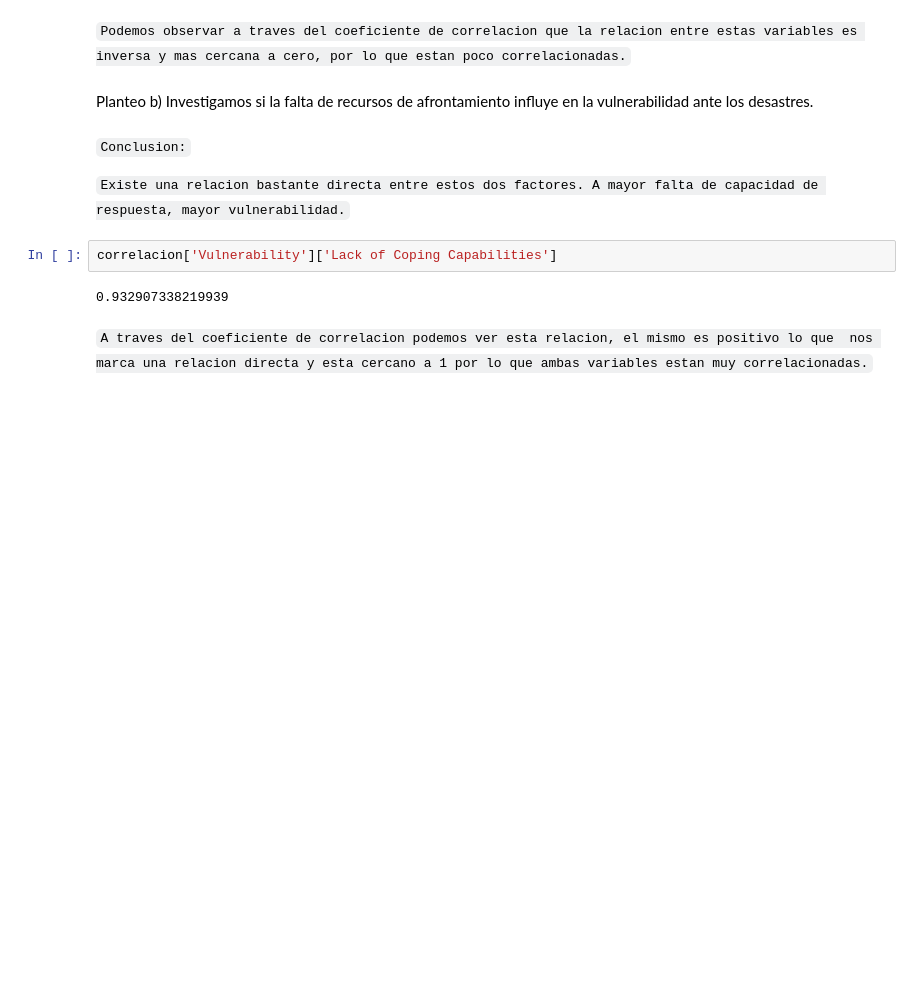
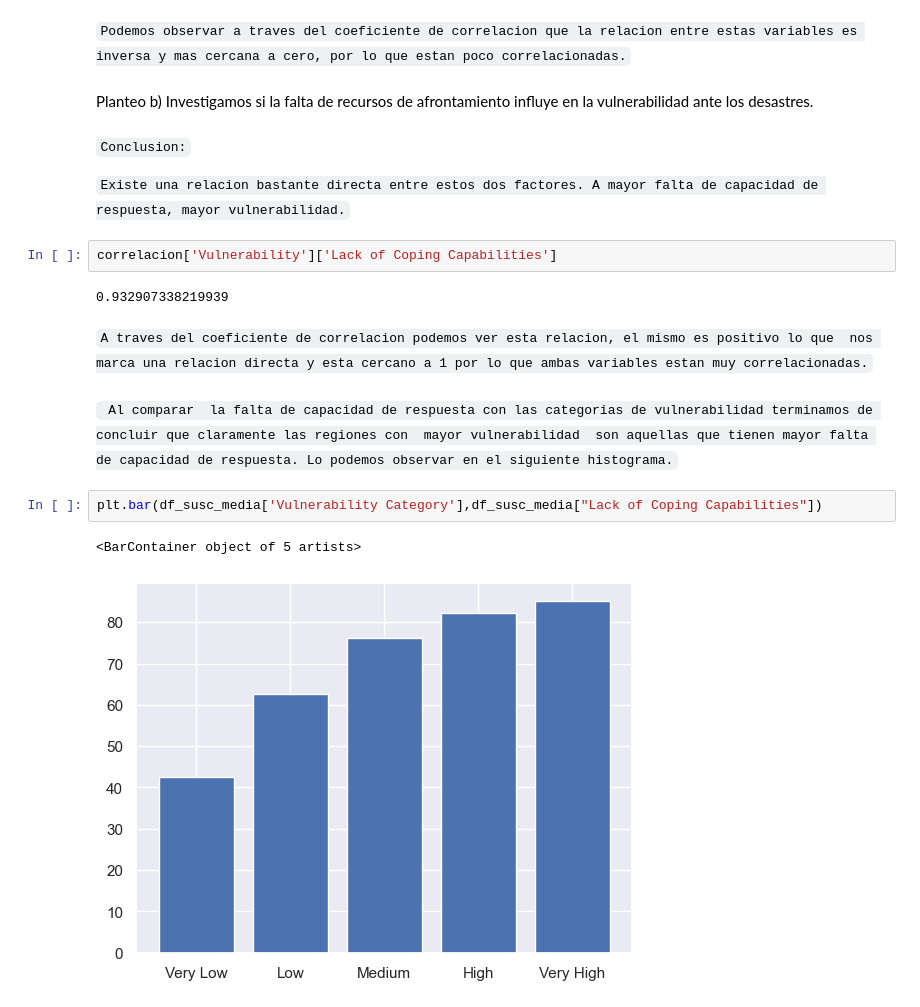
Before and after one commit to Adalab/DA_PromoC_Modulo2_Sprint1_Ana-Anahi, a Jupyter notebook: Estadistica/pp-Estadistica-Viz.ipynb, the cells around one changed output. Drawn from its saved outputs; the diff is of its cells as text; blank space fills up the shorter version.

```diff
--- a/Estadistica/pp-Estadistica-Viz.ipynb
+++ b/Estadistica/pp-Estadistica-Viz.ipynb
@@ -393,3 +417,10 @@ correlacion['Vulnerability']['Lack of Coping Capabilities']
 0.932907338219939
 # %% [markdown]
 `A traves del coeficiente de correlacion podemos ver esta relacion, el mismo es positivo lo que  nos marca una relacion directa y esta cercano a 1 por lo que ambas variables estan muy correlacionadas.`
+# %% [markdown]
+` Al comparar  la falta de capacidad de respuesta con las categorias de vulnerabilidad terminamos de concluir que claramente las regiones con  mayor vulnerabilidad  son aquellas que tienen mayor falta de capacidad de respuesta. Lo podemos observar en el siguiente histograma.`
+# %%
+plt.bar(df_susc_media['Vulnerability Category'],df_susc_media["Lack of Coping Capabilities"])
+# %% [output]
+<BarContainer object of 5 artists>
+[figure, added]
```
Also changed, not shown: parts of 10 cells of this notebook.
